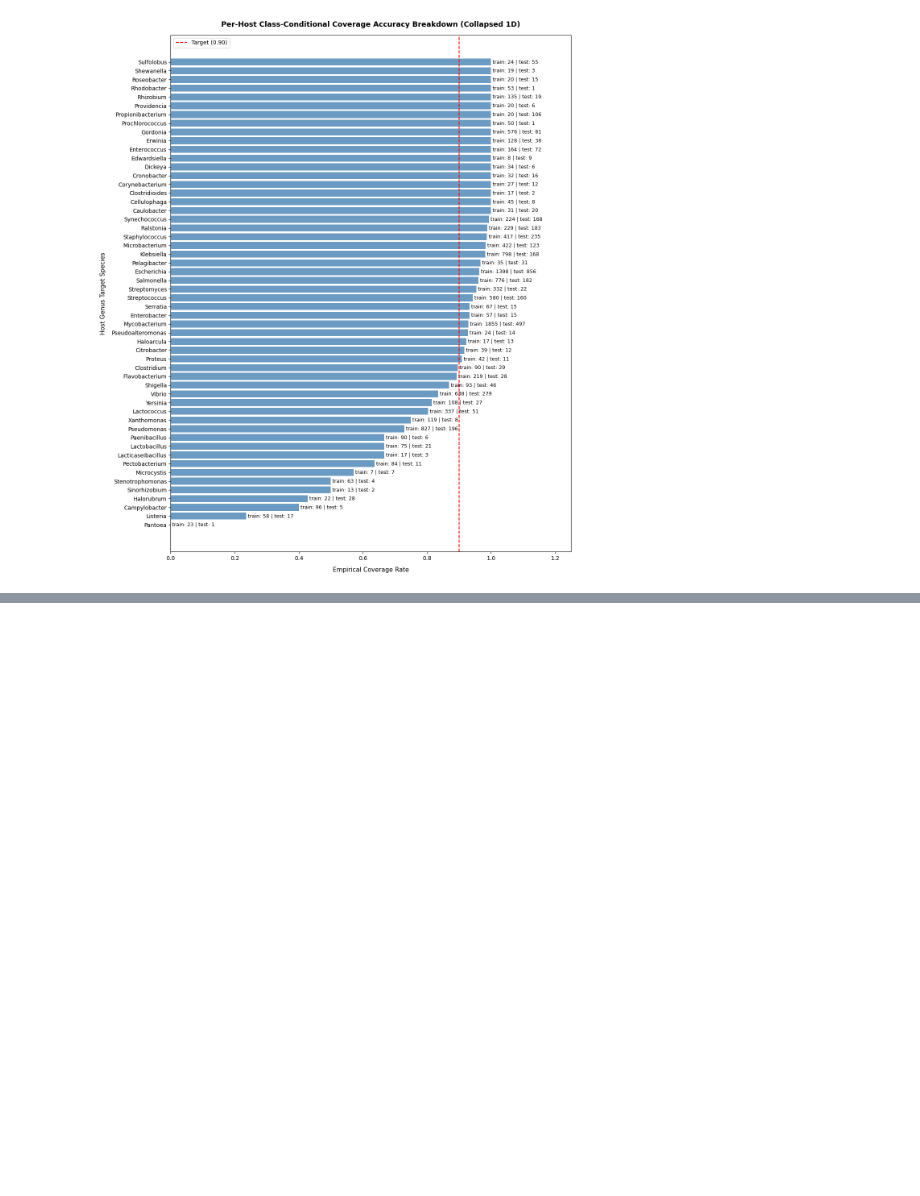
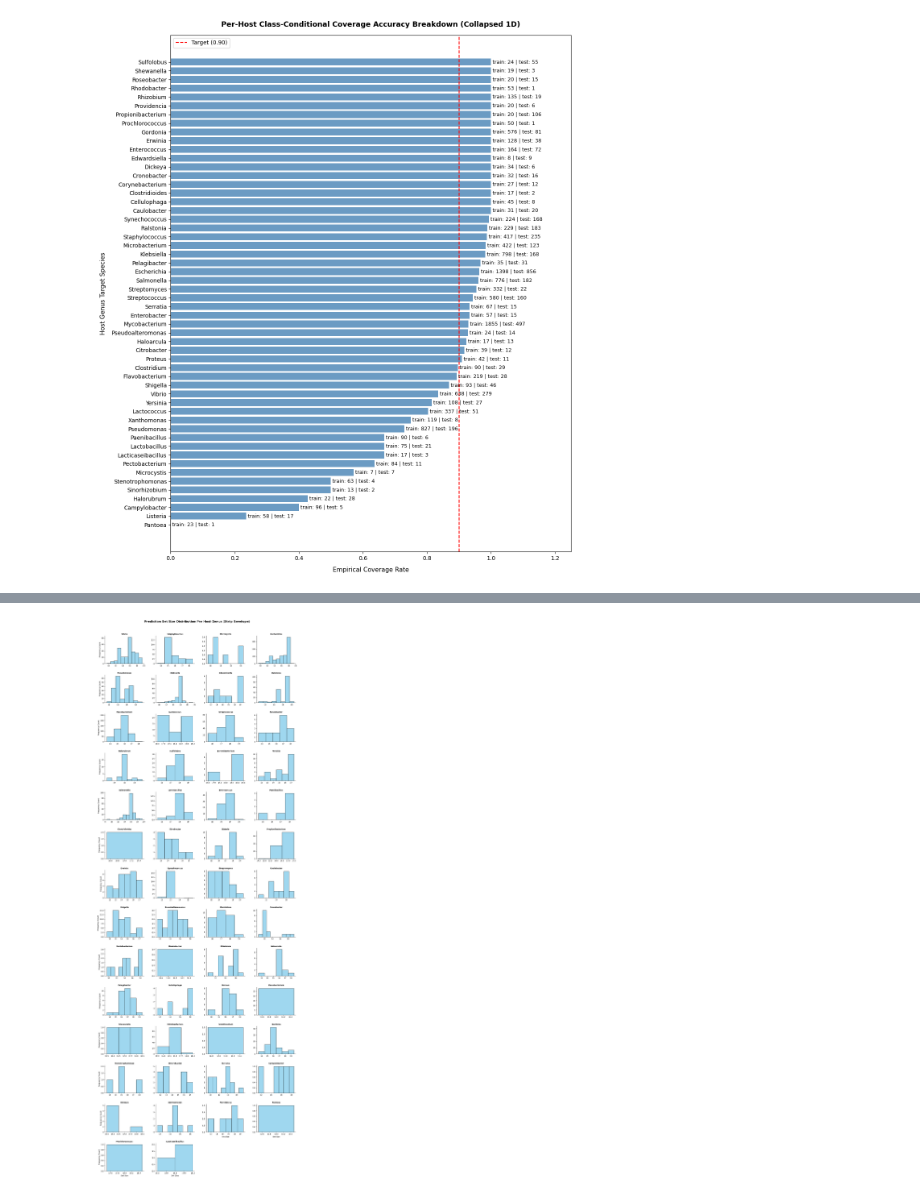
Before and after one commit to Nizalia13/Internship, a Jupyter notebook: Codes/Host_Prediction (seperate envelopes).ipynb, the cells around one changed output, grey strips where cells are left out. Drawn from its saved outputs; the diff is of its cells as text; code cells hidden in the pictures; blank space fills up the shorter version.

```diff
--- a/Codes/Host_Prediction (seperate envelopes).ipynb
+++ b/Codes/Host_Prediction (seperate envelopes).ipynb
@@ -713,0 +873,49 @@ plt.show()
+# %%
+import pandas as pd
+import seaborn as sns
+import matplotlib.pyplot as plt
+
+# 1. Gather the set sizes for the strip results
+# (You can replace 'strip_results' with 'collapsed_results' or 'radial_results')
+host_set_sizes = []
+for i, res in enumerate(strip_results):
+    host_set_sizes.append({
+        "True Host": test_labels[i],
+        "Prediction Set Size": len(res["prediction_set"])
+    })
+
+df_set_sizes = pd.DataFrame(host_set_sizes)
+
+# 2. Set up a FacetGrid - creating a separate histogram for each host
+# 'col_wrap=4' means it will display 4 histogram plots per row
+g = sns.FacetGrid(
+    df_set_sizes,
+    col="True Host",
+    col_wrap=4,
+    sharex=False, # Allows the X-axis to adjust if some hosts have much larger sets
+    sharey=False, # Allows Y-axis to adjust based on the sample size of each host
+    height=3,
+    aspect=1.3
+)
+
+# 3. Map a discrete histogram (bar-style) onto each grid cell
+g.map_dataframe(
+    sns.histplot,
+    x="Prediction Set Size",
+    discrete=True, # Forces integer bins (1, 2, 3...) since set sizes are whole numbers
+    color="skyblue",
+    edgecolor="black",
+    alpha=0.8
+)
+
+# 4. Clean up titles and formatting so it looks professional
+g.set_titles("{col_name}", fontweight="bold", size=10)
+g.set_axis_labels("Set Size", "Frequency Count")
+
+# Adjust spacing so titles and axes do not overlap
+plt.subplots_adjust(hspace=0.4, wspace=0.3)
+plt.suptitle("Prediction Set Size Distribution Per Host Genus (Strip Envelope)", y=1.02, fontsize=16, fontweight="bold")
+
+plt.show()
+# %% [output]
+[figure, added]
```
Also changed, not shown: parts of 24 cells of this notebook, 1 other file.
